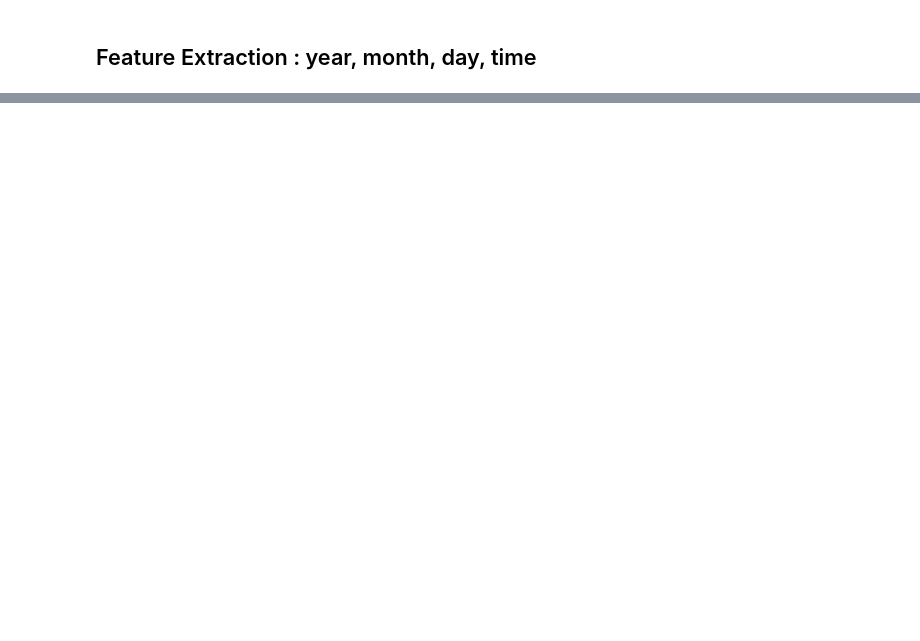
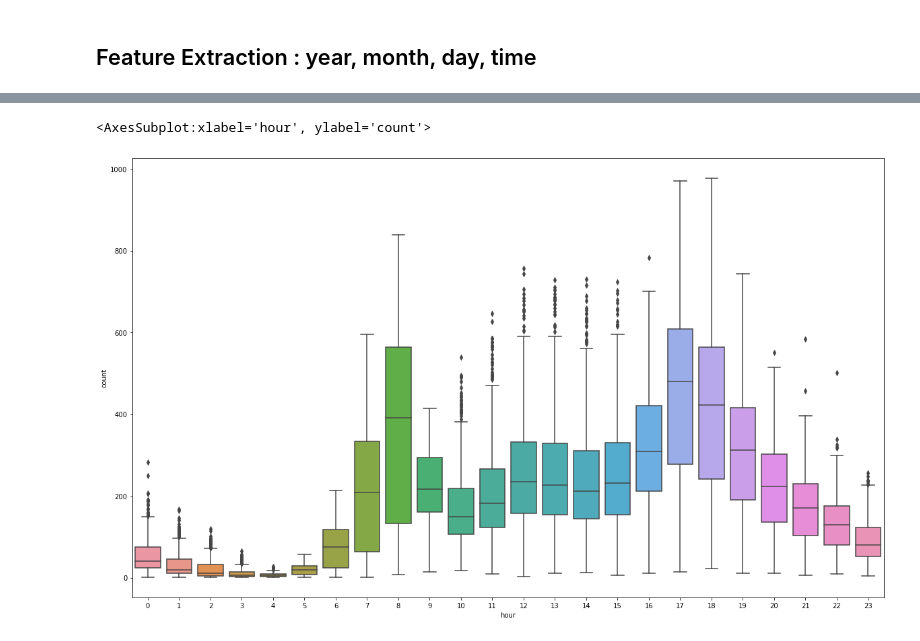
Before and after one commit to seuno2/kaggle_practice1, a Jupyter notebook: kaggle-bike-sharing-demand.ipynb, the cells around one changed output, grey strips where cells are left out. Drawn from its saved outputs; the diff is of its cells as text; code cells hidden in the pictures; blank space fills up the shorter version.

```diff
--- a/kaggle-bike-sharing-demand.ipynb
+++ b/kaggle-bike-sharing-demand.ipynb
@@ -73,0 +98,13 @@ test2 = alldata[len(train):]
+# %%
+train['datetime']=train['datetime'].astype('datetime64')
+train['hour']=train['datetime'].dt.hour
+train['year']=train['datetime'].dt.year
+train['weekday']=train['datetime'].dt.weekday
+
+test['datetime']=test['datetime'].astype('datetime64')
+test['hour']=test['datetime'].dt.hour
+test['year']=test['datetime'].dt.year
+test['weekday']=test['datetime'].dt.weekday
+
+test2=test.drop(['datetime'],1)
+test2
@@ -73,0 +125,8 @@ test2 = alldata[len(train):]
+# %%
+import matplotlib.pyplot as plt
+import seaborn as sns
+plt.figure(figsize=(20,12))
+sns.boxplot(train['hour'],train['count'])
+# %% [output]
+<AxesSubplot:xlabel='hour', ylabel='count'>
+[figure, added]
```
Also changed, not shown: parts of 18 cells of this notebook.
